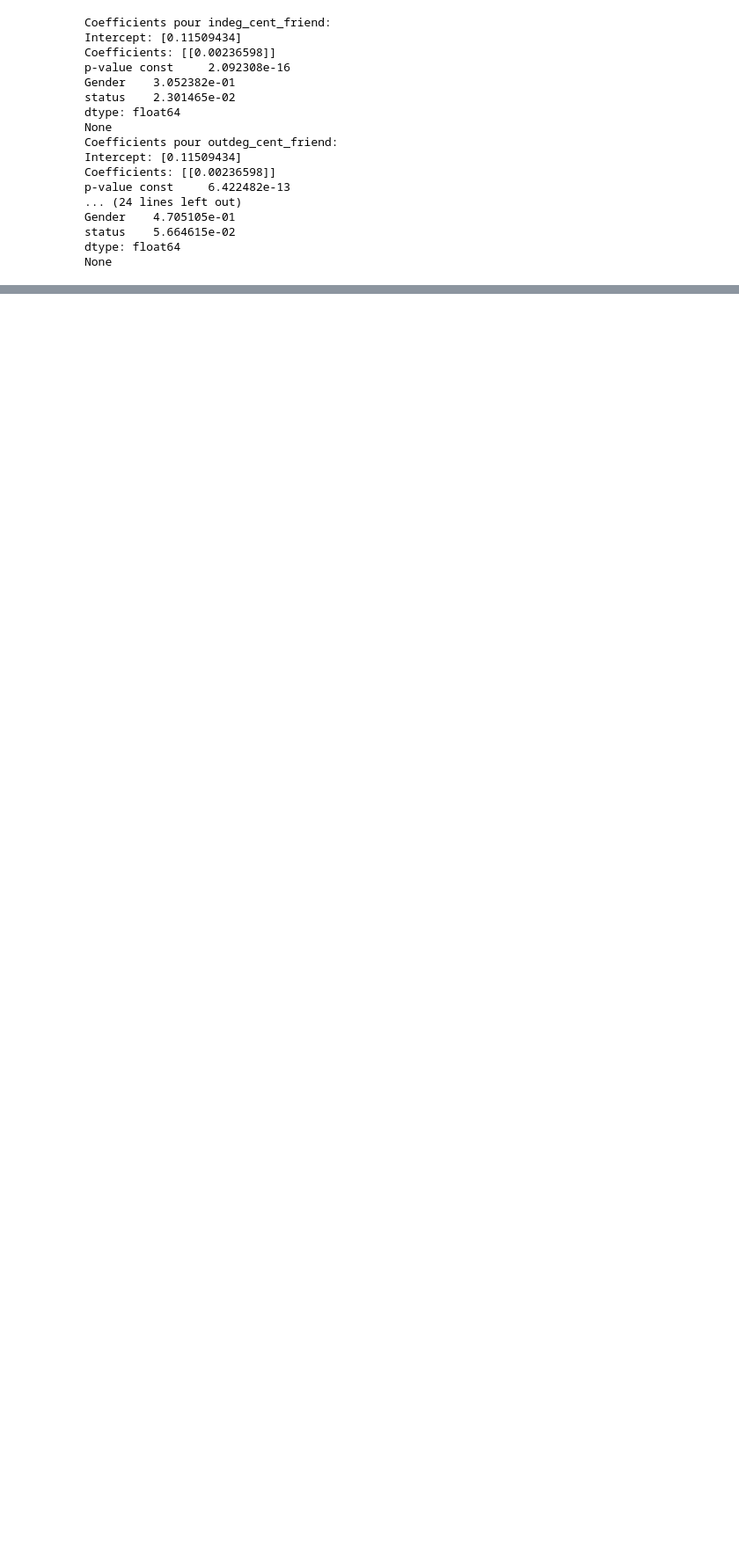
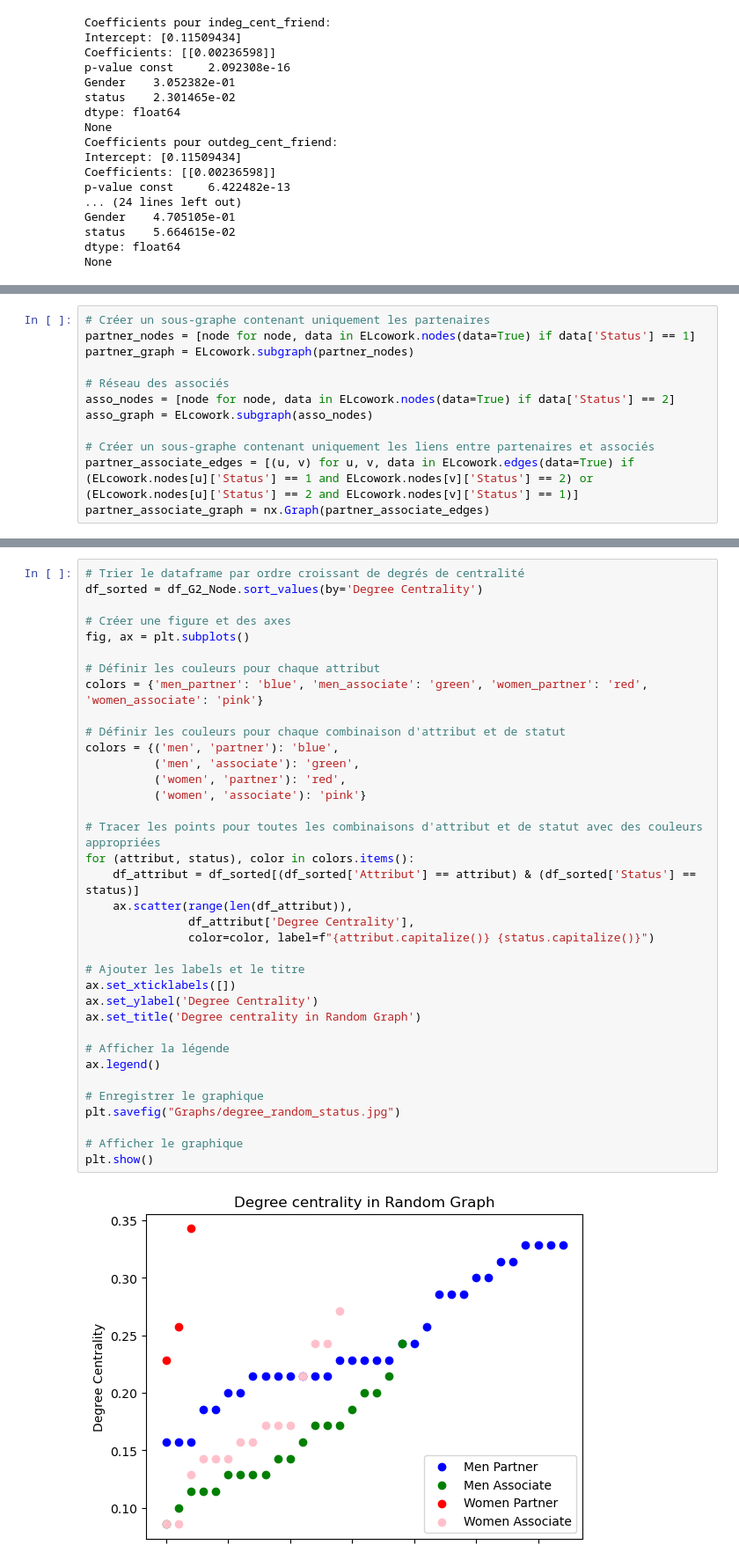
Before and after one commit to jmeynent/R-seaux, a Jupyter notebook: Code.ipynb, the cells around one changed output, grey strips where cells are left out. Shown at 88% size. Saved outputs shown, nothing was run; the diff lists cells and outputs as text; blank space fills up the shorter version.

```diff
--- a/Code.ipynb
+++ b/Code.ipynb
@@ -526,0 +681,12 @@ None
+# %%
+# Créer un sous-graphe contenant uniquement les partenaires
+partner_nodes = [node for node, data in ELcowork.nodes(data=True) if data['Status'] == 1]
+partner_graph = ELcowork.subgraph(partner_nodes)
+
+# Réseau des associés
+asso_nodes = [node for node, data in ELcowork.nodes(data=True) if data['Status'] == 2]
+asso_graph = ELcowork.subgraph(asso_nodes)
+
+# Créer un sous-graphe contenant uniquement les liens entre partenaires et associés
+partner_associate_edges = [(u, v) for u, v, data in ELcowork.edges(data=True) if (ELcowork.nodes[u]['Status'] == 1 and ELcowork.nodes[v]['Status'] == 2) or (ELcowork.nodes[u]['Status'] == 2 and ELcowork.nodes[v]['Status'] == 1)]
+partner_associate_graph = nx.Graph(partner_associate_edges)
@@ -526,0 +814,38 @@ None
+# %%
+# Trier le dataframe par ordre croissant de degrés de centralité
+df_sorted = df_G2_Node.sort_values(by='Degree Centrality')
+
+# Créer une figure et des axes
+fig, ax = plt.subplots()
+
+# Définir les couleurs pour chaque attribut
+colors = {'men_partner': 'blue', 'men_associate': 'green', 'women_partner': 'red', 'women_associate': 'pink'}
+
+# Définir les couleurs pour chaque combinaison d'attribut et de statut
+colors = {('men', 'partner'): 'blue',
+          ('men', 'associate'): 'green',
+          ('women', 'partner'): 'red',
+          ('women', 'associate'): 'pink'}
+
+# Tracer les points pour toutes les combinaisons d'attribut et de statut avec des couleurs appropriées
+for (attribut, status), color in colors.items():
+    df_attribut = df_sorted[(df_sorted['Attribut'] == attribut) & (df_sorted['Status'] == status)]
+    ax.scatter(range(len(df_attribut)),
+               df_attribut['Degree Centrality'],
+               color=color, label=f"{attribut.capitalize()} {status.capitalize()}")
+
+# Ajouter les labels et le titre
+ax.set_xticklabels([])
+ax.set_ylabel('Degree Centrality')
+ax.set_title('Degree centrality in Random Graph')
+
+# Afficher la légende
+ax.legend()
+
+# Enregistrer le graphique
+plt.savefig("Graphs/degree_random_status.jpg")
+
+# Afficher le graphique
+plt.show()
+# %% [output]
+[figure, added]
```
Also changed, not shown: parts of 15 cells of this notebook, 4 other files.
